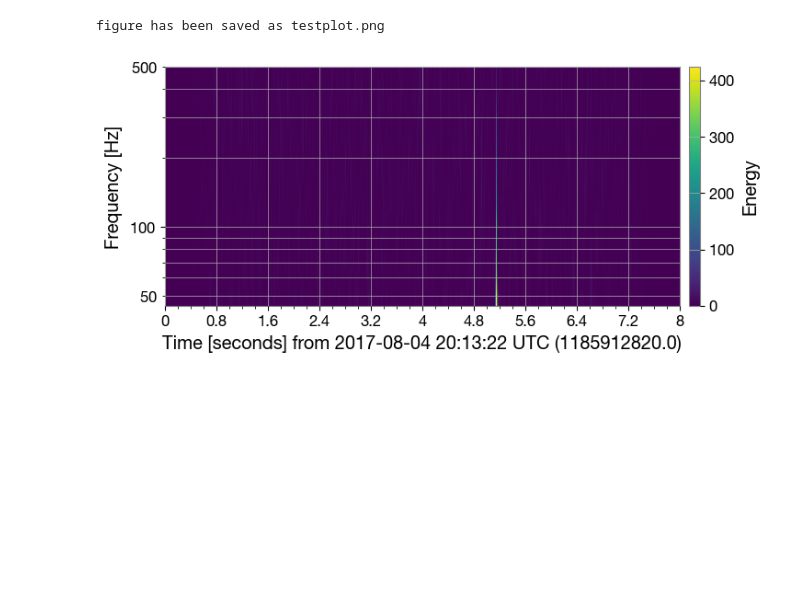
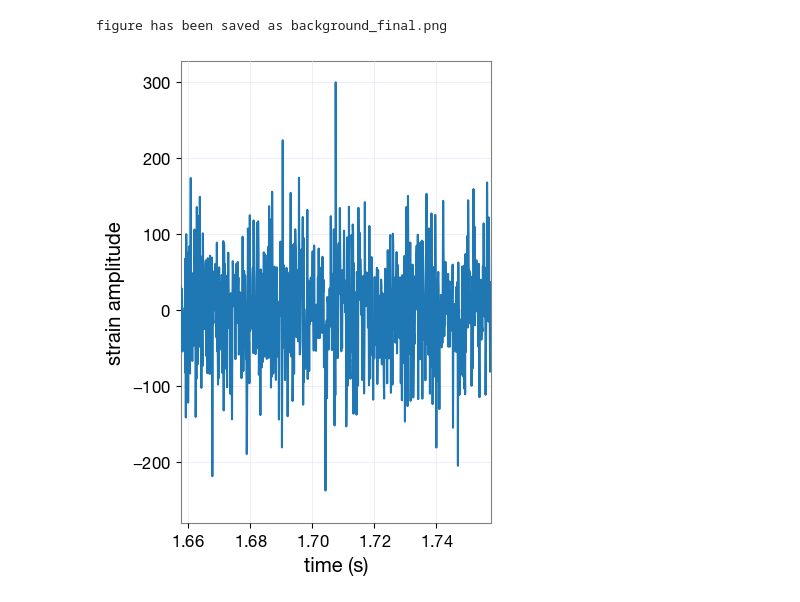
Before and after one commit to marcdugu/ML_CosmicStrings_project, a Jupyter notebook: Dataplots/DataPlot.ipynb, the cells around one changed output. Saved outputs shown, nothing was run; the diff lists cells and outputs as text; code cells hidden in the pictures; blank space fills up the shorter version.

```diff
--- a/Dataplots/DataPlot.ipynb
+++ b/Dataplots/DataPlot.ipynb
@@ -7,21 +7,21 @@ from gwpy.timeseries import TimeSeries as ts
 # %%
 #Specify the path to the file
 relative_folder = "../mockdata"
-file_name = "injection_wf3.npy"
+file_name = "background_wf3.npy"
 
 file_path = os.path.join(relative_folder, file_name)
 data = np.load(file_path)
 # %%
 
 #Plot the strain as a function of time
 #DataPlot.overlap_plot(data, x=1, alpha=0.8)
 #DataPlot.combined_plot(data, x=2,  alpha=0.8)
 #DataPlot.individual_plots(data, x=3)
 
-#DataPlot.final_dataplot(5, data, 2, 0.05, normalized=True, plotname='background3')
+DataPlot.final_dataplot(5, data, 3, 0.05, normalized=False, plotname='background_final')
+# %% [output]
+figure has been saved as background_final.png
+[figure, added]
 # %%
 #plot the spectogram
-gradientplot = DataPlot.gradient_plot(data, 2, "testplot", max_25=True, normalized=False)
+#gradientplot = DataPlot.gradient_plot(data, 2, "testplot", max_25=True, normalized=False)
-# %% [output]
-figure has been saved as testplot.png
-[figure, removed]
```
